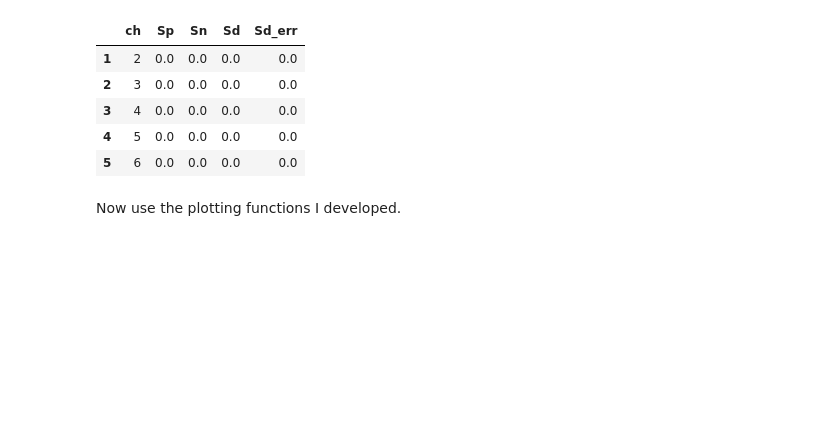
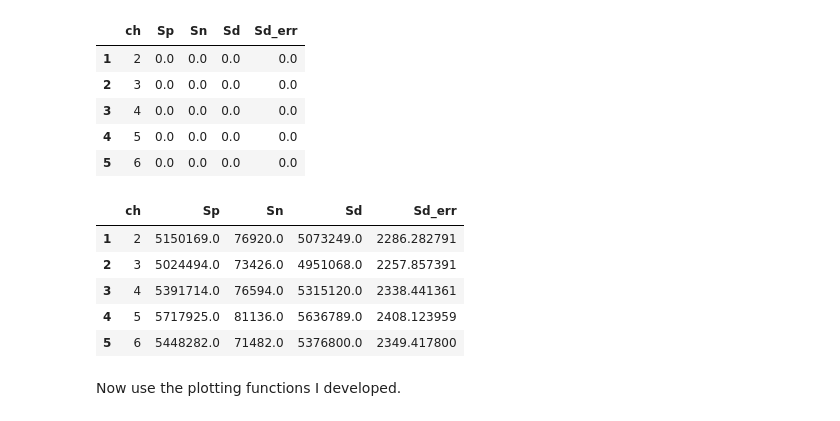
Before and after one commit to pfschus/fission_bicorrelation, a Jupyter notebook: methods/singles_n_sum.ipynb, the cells around one changed output. Saved outputs shown, nothing was run; the diff lists cells and outputs as text; code cells hidden in the pictures; blank space fills up the shorter version.

Commit message:
Print singles_df head

```diff
--- a/methods/singles_n_sum.ipynb
+++ b/methods/singles_n_sum.ipynb
@@ -223,6 +223,15 @@ for index in singles_df.index.values:
     singles_df.loc[index,'Sn'] = Sn
     singles_df.loc[index,'Sd'] = Sd
     singles_df.loc[index,'Sd_err'] = Sd_err
+# %%
+singles_df.head()
+# %% [output]
+|  | ch | Sp | Sn | Sd | Sd_err |
+| 1 | 2 | 5150169.0 | 76920.0 | 5073249.0 | 2286.282791 |
+| 2 | 3 | 5024494.0 | 73426.0 | 4951068.0 | 2257.857391 |
+| 3 | 4 | 5391714.0 | 76594.0 | 5315120.0 | 2338.441361 |
+| 4 | 5 | 5717925.0 | 81136.0 | 5636789.0 | 2408.123959 |
+| 5 | 6 | 5448282.0 | 71482.0 | 5376800.0 | 2349.417800 |
 # %% [markdown]
 Now use the plotting functions I developed.
 # %%
```
